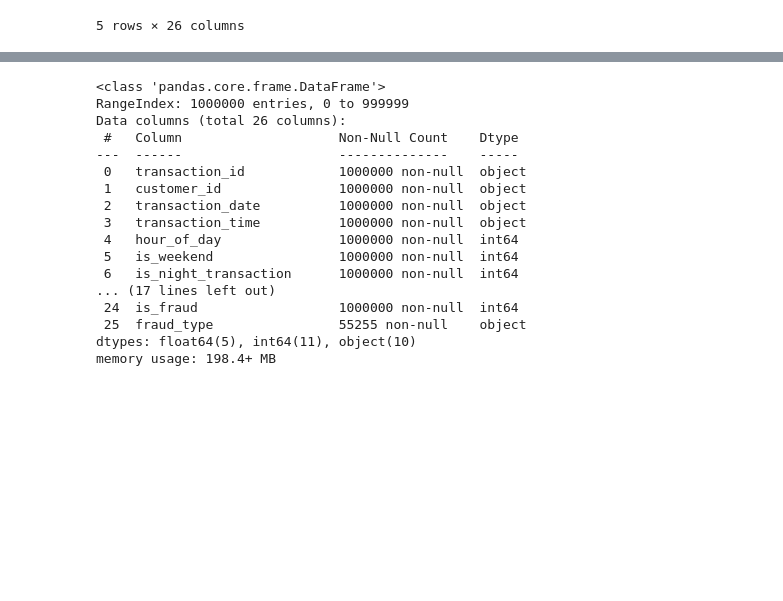
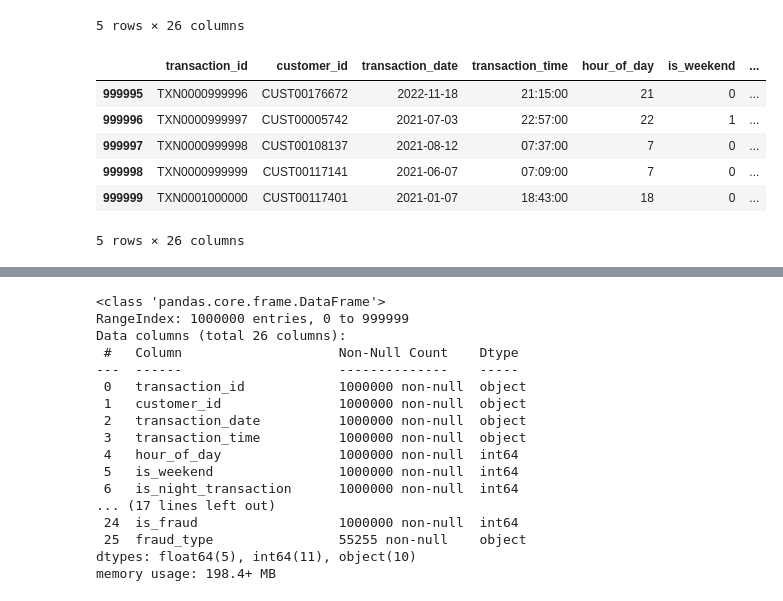
Before and after one commit to abhi-saurav-saroya/bank-fraud-eda, a Jupyter notebook: notebooks/01_data_cleaning.ipynb, the cells around one changed output, grey strips where cells are left out. Drawn from its saved outputs; the diff is of its cells as text; code cells hidden in the pictures; blank space fills up the shorter version.

```diff
--- a/notebooks/01_data_cleaning.ipynb
+++ b/notebooks/01_data_cleaning.ipynb
@@ -35,3 +35,13 @@ df.head()
 | 3 | TXN0000000004 | CUST00103695 | 2023-03-16 | 02:53:00 | 2 | 0 | ... |
 | 4 | TXN0000000005 | CUST00119880 | 2024-07-12 | 12:39:00 | 12 | 0 | ... |
 5 rows × 26 columns
+# %%
+df.tail()
+# %% [output]
+|  | transaction_id | customer_id | transaction_date | transaction_time | hour_of_day | is_weekend | ... |
+| 999995 | TXN0000999996 | CUST00176672 | 2022-11-18 | 21:15:00 | 21 | 0 | ... |
+| 999996 | TXN0000999997 | CUST00005742 | 2021-07-03 | 22:57:00 | 22 | 1 | ... |
+| 999997 | TXN0000999998 | CUST00108137 | 2021-08-12 | 07:37:00 | 7 | 0 | ... |
+| 999998 | TXN0000999999 | CUST00117141 | 2021-06-07 | 07:09:00 | 7 | 0 | ... |
+| 999999 | TXN0001000000 | CUST00117401 | 2021-01-07 | 18:43:00 | 18 | 0 | ... |
+5 rows × 26 columns
```
Also changed, not shown: parts of 9 cells of this notebook, 1 other file.
